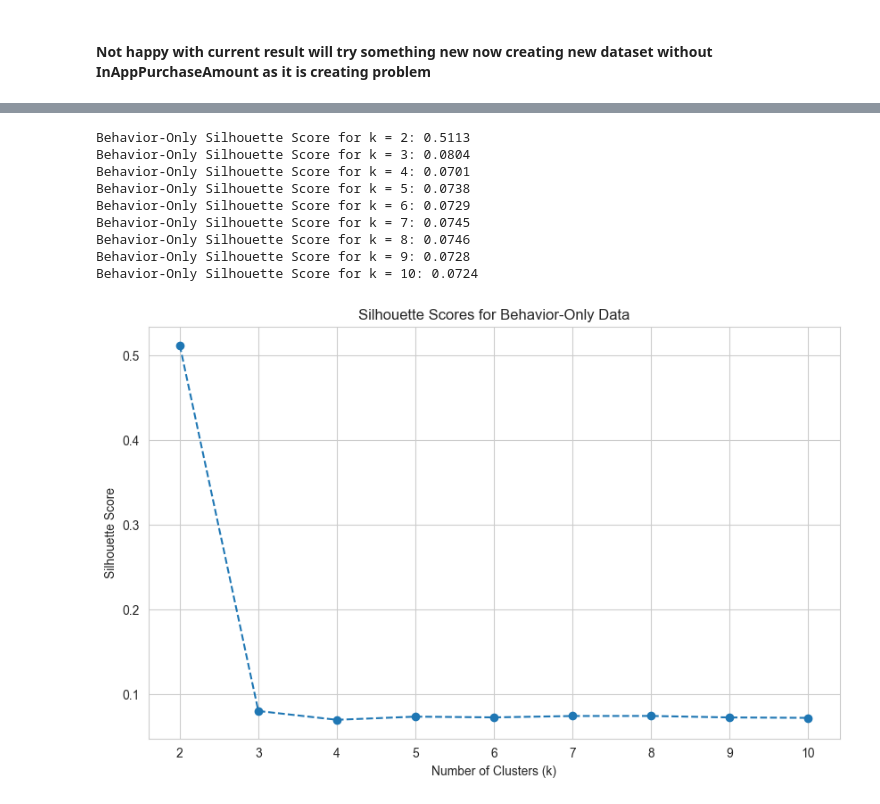
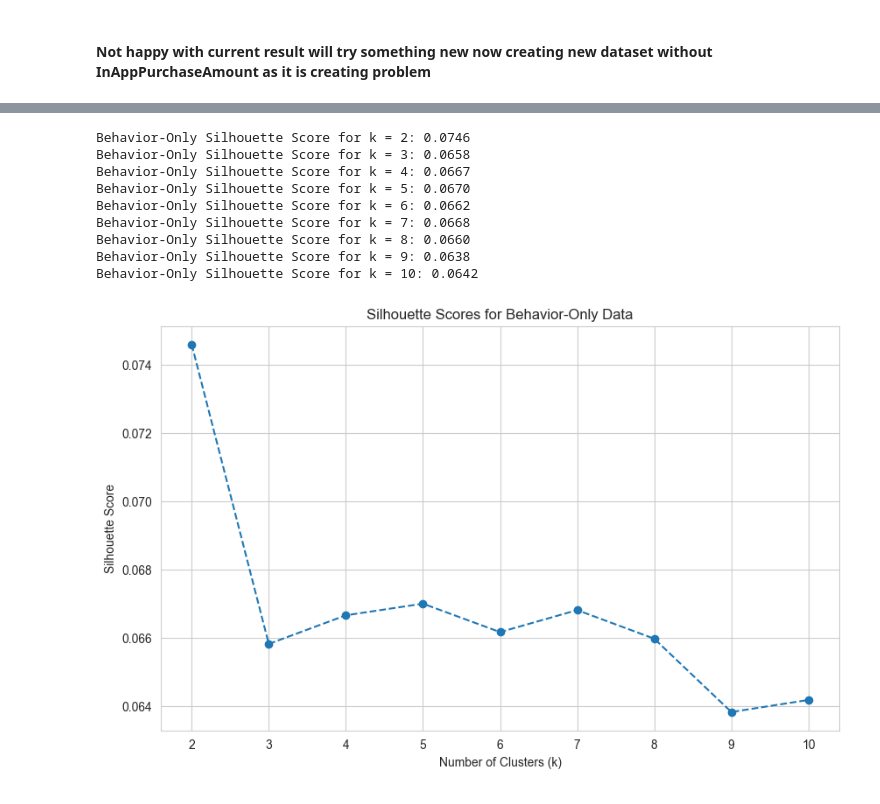
Before and after one commit to TaherBatterywala/In-App-Purchase-Spending-Analysis, a Jupyter notebook: notebook/2_Model1.ipynb, the cells around one changed output, grey strips where cells are left out. Drawn from its saved outputs; the diff is of its cells as text; code cells hidden in the pictures.

```diff
--- a/notebook/2_Model1.ipynb
+++ b/notebook/2_Model1.ipynb
@@ -279,21 +268,21 @@ Cluster
 # %% [markdown]
 #### Not happy with current result will try something new now creating new dataset without InAppPurchaseAmount as it is creating problem
 # %%
-df_model_behavior = df.drop(columns=['UserID', 'LastPurchaseDate', 'SpendingSegment', 'InAppPurchaseAmount'])
+df_model_b = df.drop(columns=['UserID', 'LastPurchaseDate', 'SpendingSegment', 'InAppPurchaseAmount','SpendingCluster'])
 
-categorical_features = df_model_behavior.select_dtypes(include="object").columns
-numerical_features = df_model_behavior.select_dtypes(exclude="object").columns
+categorical_features_b = df_model_b.select_dtypes(include="object").columns
+numerical_features_b = df_model_b.select_dtypes(exclude="object").columns
 
-preprocessor = ColumnTransformer(
+preprocessor_b = ColumnTransformer(
     transformers=[
-        ('num', StandardScaler(), numerical_features),
-        ('cat', OneHotEncoder(handle_unknown='ignore'), categorical_features)
+        ('num', StandardScaler(), numerical_features_b),
+        ('cat', OneHotEncoder(handle_unknown='ignore'), categorical_features_b)
     ])
 
-processed_data_behavior = preprocessor.fit_transform(df_model_behavior)
+processed_data_b = preprocessor_b.fit_transform(df_model_b)
 
 print("--- Behavior-only data has been pre-processed successfully ---")
-print("This is the data we will use for our next steps.")
-print("Shape of the new processed data:", processed_data_behavior.shape)
+print("Shape of the new processed data:", processed_data_b.shape)
+df_model_b.head()
 # %% [output]
 --- Behavior-only data has been pre-processed successfully ---
@@ -302,32 +296,29 @@ Shape of the new processed data: (3024, 67)
 # %%
-k_range2 = range(2, 11)
-silhouette_scores2 = []
+k_range = range(2, 11)
+silhouette_scores = []
 
-for k in k_range2:
-    kmeans2 = KMeans(n_clusters=k, init='k-means++', random_state=42, n_init=10)
-    kmeans2.fit(processed_data_behavior)
-    score2 = silhouette_score(processed_data_behavior, kmeans2.labels_)
-    silhouette_scores2.append(score2)
-    print(f"Behavior-Only Silhouette Score for k = {k}: {score2:.4f}")
+for k in k_range:
+    kmeans = KMeans(n_clusters=k, init='k-means++', random_state=42, n_init=10)
+    kmeans.fit(processed_data_b)
+    score = silhouette_score(processed_data_b, kmeans.labels_)
+    silhouette_scores.append(score)
+    print(f"Behavior-Only Silhouette Score for k = {k}: {score:.4f}")
 
 # Plot the results
 plt.figure(figsize=(10, 6))
-plt.plot(k_range2, silhouette_scores2, marker='o', linestyle='--')
+plt.plot(k_range, silhouette_scores, marker='o', linestyle='--')
 plt.title('Silhouette Scores for Behavior-Only Data')
-plt.xlabel('Number of Clusters (k)')
-plt.ylabel('Silhouette Score')
-plt.xticks(k_range2)
-plt.grid(True)
-plt.show()
+plt.xlabel('Number of Clusters (k)'); plt.ylabel('Silhouette Score')
+plt.xticks(k_range); plt.grid(True); plt.show()
 # %% [output]
-Behavior-Only Silhouette Score for k = 2: 0.5113
-Behavior-Only Silhouette Score for k = 3: 0.0804
-Behavior-Only Silhouette Score for k = 4: 0.0701
-Behavior-Only Silhouette Score for k = 5: 0.0738
-Behavior-Only Silhouette Score for k = 6: 0.0729
-Behavior-Only Silhouette Score for k = 7: 0.0745
-Behavior-Only Silhouette Score for k = 8: 0.0746
-Behavior-Only Silhouette Score for k = 9: 0.0728
-Behavior-Only Silhouette Score for k = 10: 0.0724
+Behavior-Only Silhouette Score for k = 2: 0.0746
+Behavior-Only Silhouette Score for k = 3: 0.0658
+Behavior-Only Silhouette Score for k = 4: 0.0667
+Behavior-Only Silhouette Score for k = 5: 0.0670
+Behavior-Only Silhouette Score for k = 6: 0.0662
+Behavior-Only Silhouette Score for k = 7: 0.0668
+Behavior-Only Silhouette Score for k = 8: 0.0660
+Behavior-Only Silhouette Score for k = 9: 0.0638
+Behavior-Only Silhouette Score for k = 10: 0.0642
-[figure, old version]
+[figure, new version]
 # %%
```
Also changed, not shown: parts of 7 cells of this notebook.
